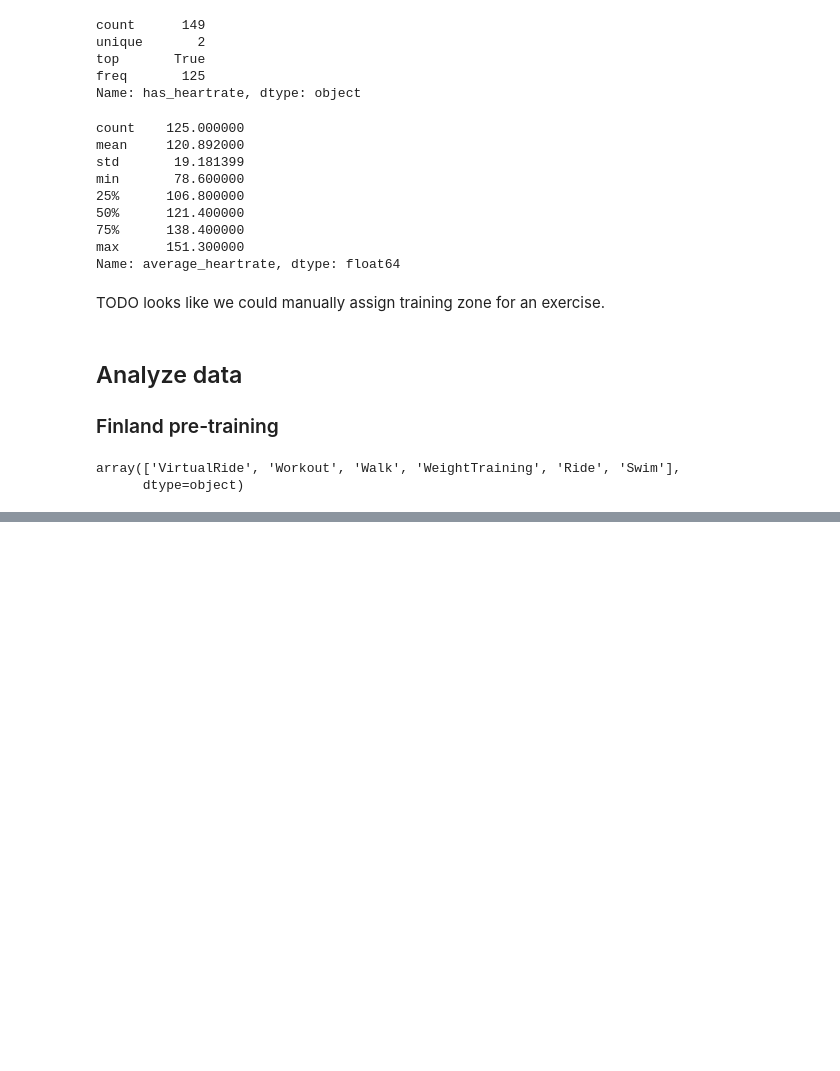
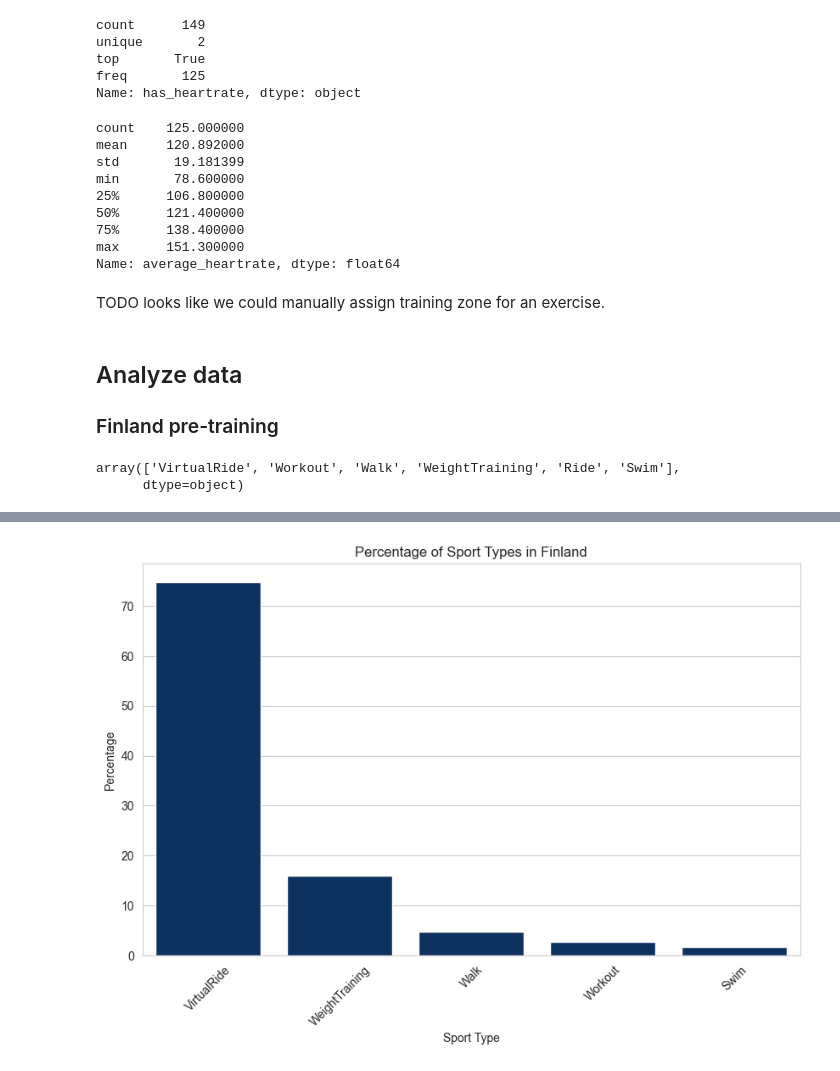
Before and after one commit to ahtonen/djbb2024, a Jupyter notebook: training.ipynb, the cells around one changed output, grey strips where cells are left out. Drawn from its saved outputs; the diff is of its cells as text; code cells hidden in the pictures; blank space fills up the shorter version.

```diff
--- a/training.ipynb
+++ b/training.ipynb
@@ -433,0 +233,21 @@ Name: average_temp, dtype: float64
+# %%
+# Group Ride and VirtualRide as VirtualRide
+moving_time_by_type = df_fin.groupby(
+    df_fin["type"].replace({"Ride": "VirtualRide"})
+).moving_time.sum().sort_values(ascending=False)
+percentages = (moving_time_by_type / moving_time_by_type.sum()) * 100
+
+# Plot the percentages as a bar plot
+plt.figure(figsize=(10, 6))
+sns.barplot(
+    x=percentages.index,
+    y=percentages.values,
+    color=utils.colors["Finland flag blue"],
+)
+plt.title("Percentage of Sport Types in Finland")
+plt.ylabel("Percentage")
+plt.xlabel("Sport Type")
+plt.xticks(rotation=45)
+plt.show()
+# %% [output]
+[figure, added]
```
Also changed, not shown: parts of 41 cells of this notebook, 1 other file.
